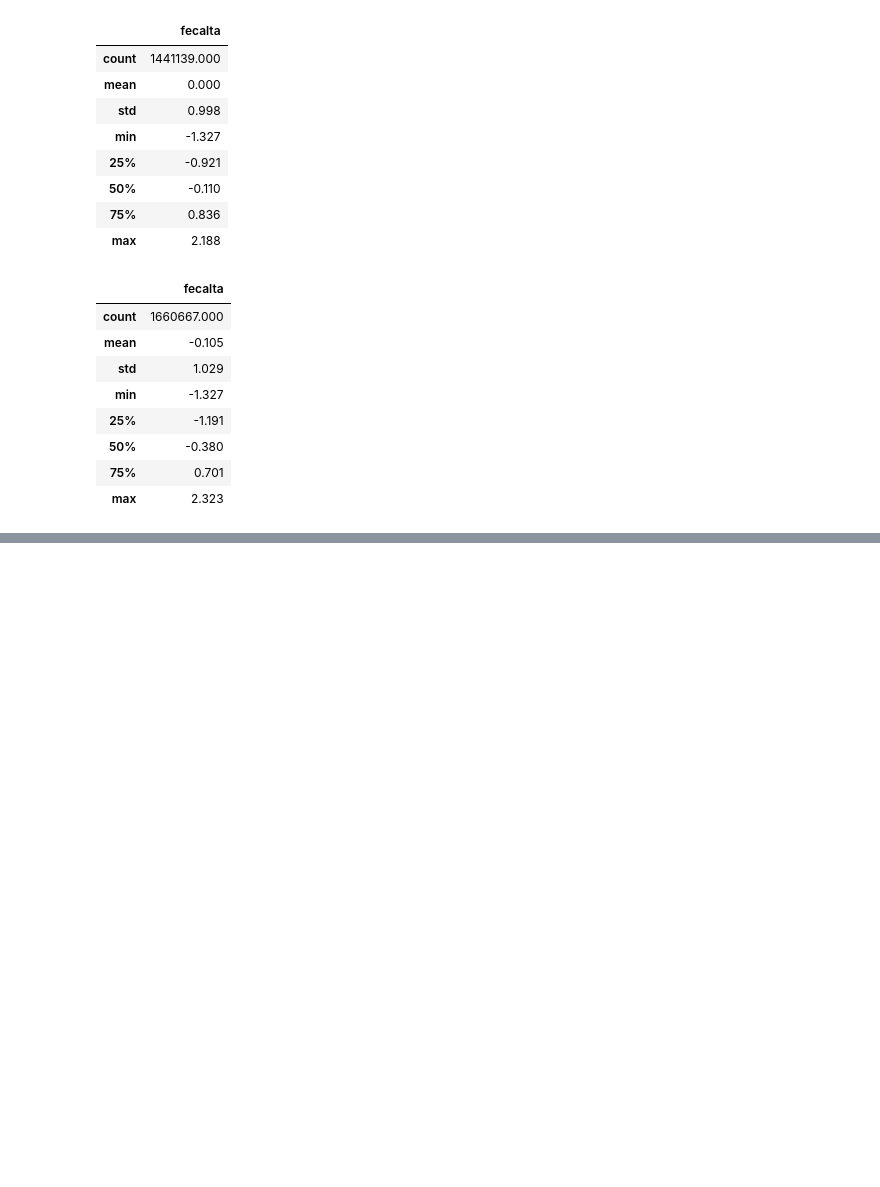
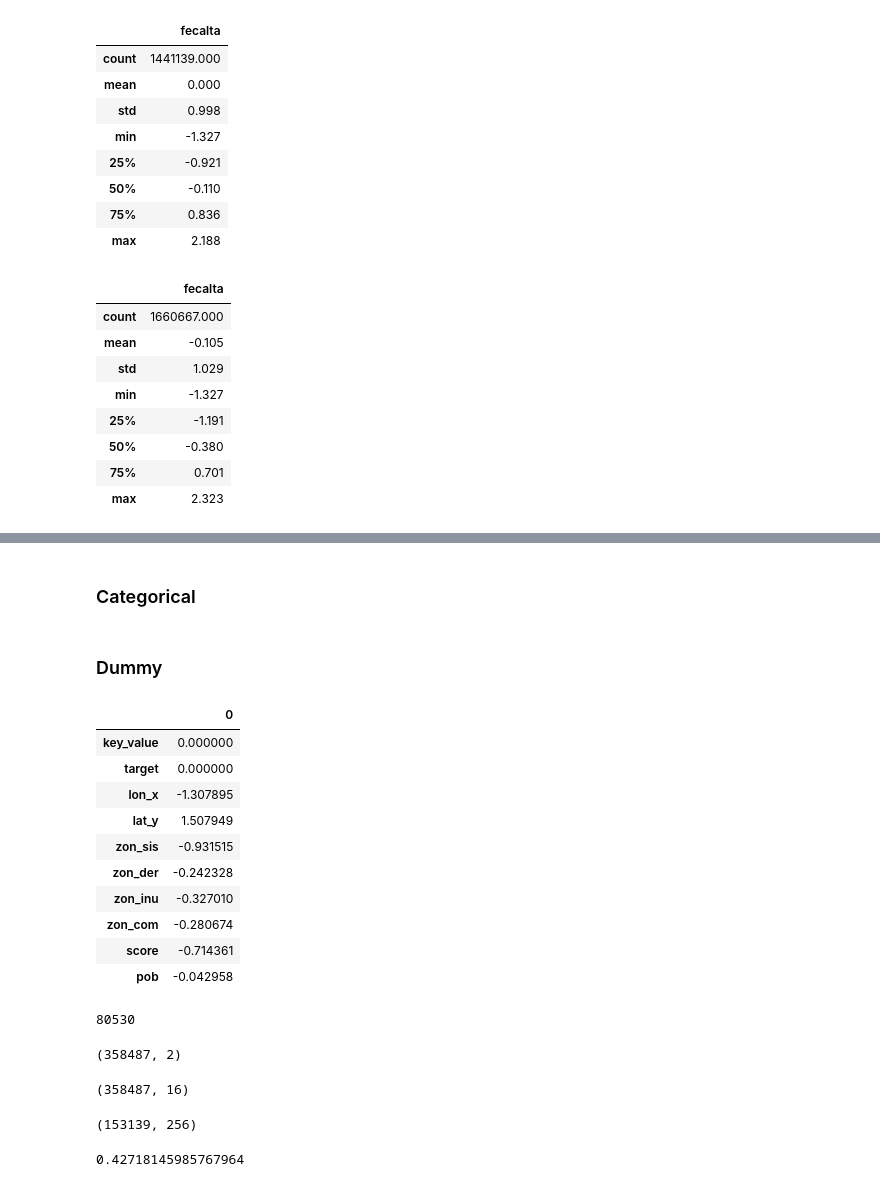
Before and after one commit to mlaricobar/solution-datathon-interbank-2020, a Jupyter notebook: plus-one-solution/[02] EDA - Datasets - v2.ipynb, the cells around one changed output, grey strips where cells are left out. Drawn from its saved outputs; the diff is of its cells as text; code cells hidden in the pictures; blank space fills up the shorter version.

```diff
--- a/plus-one-solution/[02] EDA - Datasets - v2.ipynb
+++ b/plus-one-solution/[02] EDA - Datasets - v2.ipynb
@@ -1244,0 +1270,6 @@ files.download('pfe_sunat_test.html')
+# %%
+df_censo_train = optimizar_df(pd.read_csv("[00] Data/censo_train.csv")).drop_duplicates()
+df_censo_test = optimizar_df(pd.read_csv("[00] Data/censo_test.csv")).drop_duplicates()
+# %%
+df_censo_train_2 = df_y_train.merge(df_censo_train, how="left", on=["key_value"])
+df_censo_test_2 = df_y_test.merge(df_censo_test, how="left", on=["key_value"])
@@ -1244,0 +1287,2 @@ files.download('pfe_sunat_test.html')
+# %% [markdown]
+### Categorical
@@ -1244,0 +1294,2 @@ files.download('pfe_sunat_test.html')
+# %% [markdown]
+### Dummy
@@ -1244,0 +1300,34 @@ files.download('pfe_sunat_test.html')
+# %%
+df_censo_train_2.head(1).T.head(10)
+# %% [output]
+|  | 0 |
+| key_value | 0.000000 |
+| target | 0.000000 |
+| lon_x | -1.307895 |
+| lat_y | 1.507949 |
+| zon_sis | -0.931515 |
+| zon_der | -0.242328 |
+| zon_inu | -0.327010 |
+| zon_com | -0.280674 |
+| score | -0.714361 |
+| pob | -0.042958 |
+# %%
+df_censo_train_2["lon_x"].nunique()
+# %% [output]
+80530
+# %%
+df_y_train.shape
+# %% [output]
+(358487, 2)
+# %%
+df_se_train_2.shape
+# %% [output]
+(358487, 16)
+# %%
+df_censo_train.shape
+# %% [output]
+(153139, 256)
+# %%
+153139/358487
+# %% [output]
+0.42718145985767964
```
Also changed, not shown: parts of 30 cells of this notebook.
